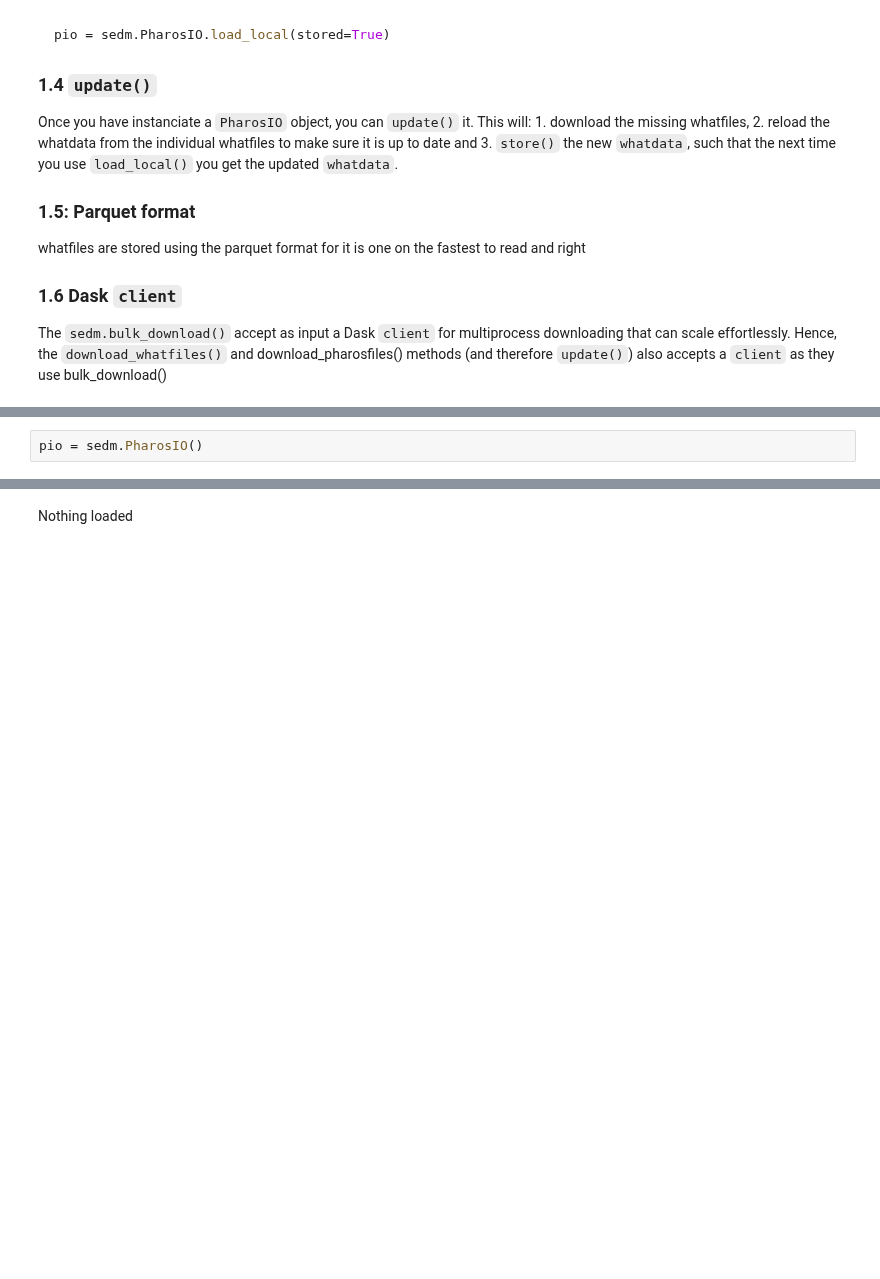
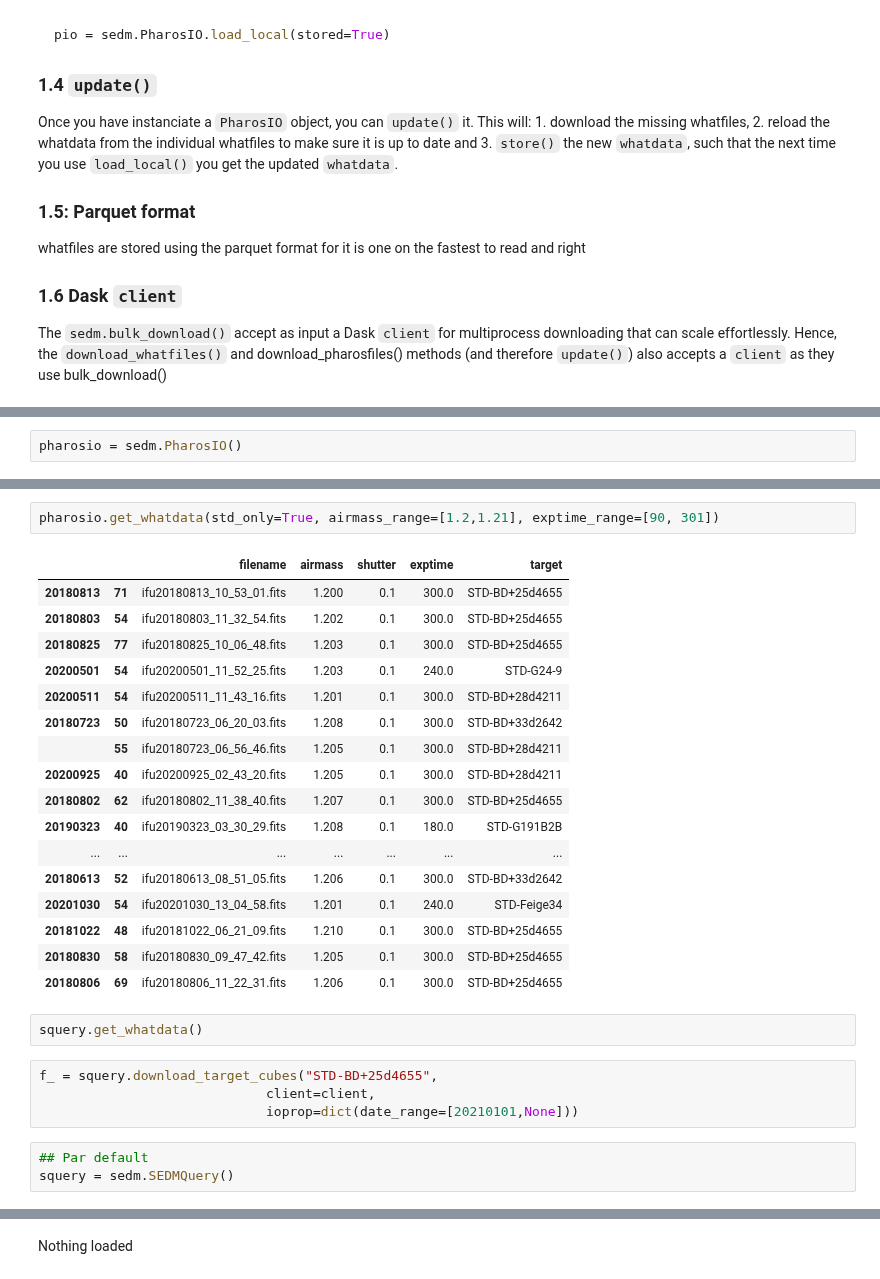
Before and after one commit to MickaelRigault/ztfquery, a Jupyter notebook: tutorials/3. SEDm (pharos).ipynb, the cells around one changed output, grey strips where cells are left out. Saved outputs shown, nothing was run; the diff lists cells and outputs as text; blank space fills up the shorter version.

```diff
--- a/tutorials/3. SEDm (pharos).ipynb
+++ b/tutorials/3. SEDm (pharos).ipynb
@@ -46,2 +48,2 @@ The `sedm.bulk_download()` accept as input a Dask `client` for multiprocess down
 # %%
-pio = sedm.PharosIO()
+pharosio = sedm.PharosIO()
@@ -47,0 +55,29 @@ pio = sedm.PharosIO()
+# %%
+pharosio.get_whatdata(std_only=True, airmass_range=[1.2,1.21], exptime_range=[90, 301])
+# %% [output]
+|  |  | filename | airmass | shutter | exptime | target |
+| 20180813 | 71 | ifu20180813_10_53_01.fits | 1.200 | 0.1 | 300.0 | STD-BD+25d4655 |
+| 20180803 | 54 | ifu20180803_11_32_54.fits | 1.202 | 0.1 | 300.0 | STD-BD+25d4655 |
+| 20180825 | 77 | ifu20180825_10_06_48.fits | 1.203 | 0.1 | 300.0 | STD-BD+25d4655 |
+| 20200501 | 54 | ifu20200501_11_52_25.fits | 1.203 | 0.1 | 240.0 | STD-G24-9 |
+| 20200511 | 54 | ifu20200511_11_43_16.fits | 1.201 | 0.1 | 300.0 | STD-BD+28d4211 |
+| 20180723 | 50 | ifu20180723_06_20_03.fits | 1.208 | 0.1 | 300.0 | STD-BD+33d2642 |
+|  | 55 | ifu20180723_06_56_46.fits | 1.205 | 0.1 | 300.0 | STD-BD+28d4211 |
+| 20200925 | 40 | ifu20200925_02_43_20.fits | 1.205 | 0.1 | 300.0 | STD-BD+28d4211 |
+| 20180802 | 62 | ifu20180802_11_38_40.fits | 1.207 | 0.1 | 300.0 | STD-BD+25d4655 |
+| 20190323 | 40 | ifu20190323_03_30_29.fits | 1.208 | 0.1 | 180.0 | STD-G191B2B |
+| ... | ... | ... | ... | ... | ... | ... |
+| 20180613 | 52 | ifu20180613_08_51_05.fits | 1.206 | 0.1 | 300.0 | STD-BD+33d2642 |
+| 20201030 | 54 | ifu20201030_13_04_58.fits | 1.201 | 0.1 | 240.0 | STD-Feige34 |
+| 20181022 | 48 | ifu20181022_06_21_09.fits | 1.210 | 0.1 | 300.0 | STD-BD+25d4655 |
+| 20180830 | 58 | ifu20180830_09_47_42.fits | 1.205 | 0.1 | 300.0 | STD-BD+25d4655 |
+| 20180806 | 69 | ifu20180806_11_22_31.fits | 1.206 | 0.1 | 300.0 | STD-BD+25d4655 |
+# %%
+squery.get_whatdata()
+# %%
+f_ = squery.download_target_cubes("STD-BD+25d4655",
+                             client=client,
+                             ioprop=dict(date_range=[20210101,None]))
+# %%
+## Par default
+squery = sedm.SEDMQuery()
```
Also changed, not shown: parts of 5 cells of this notebook, 2 other files.
